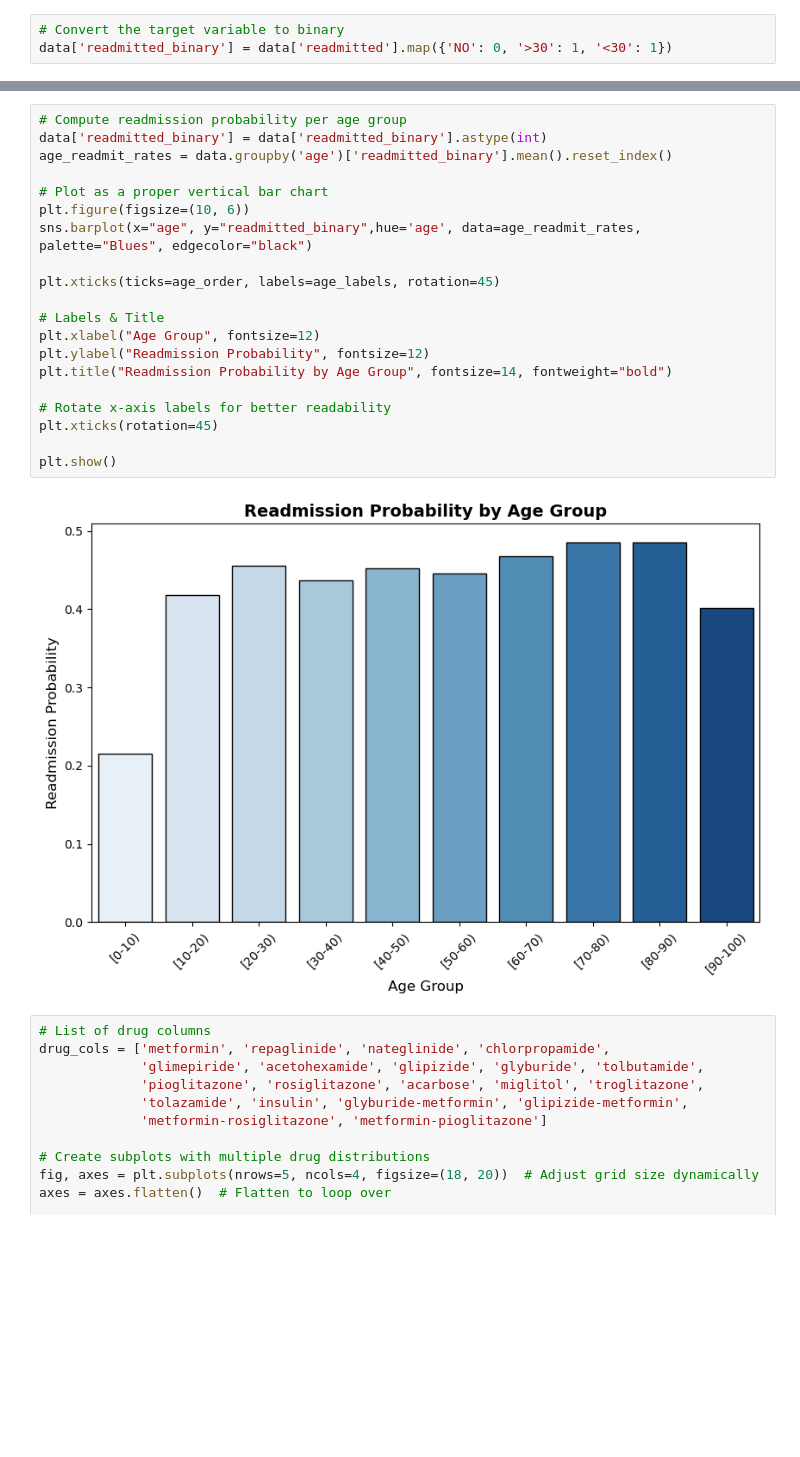
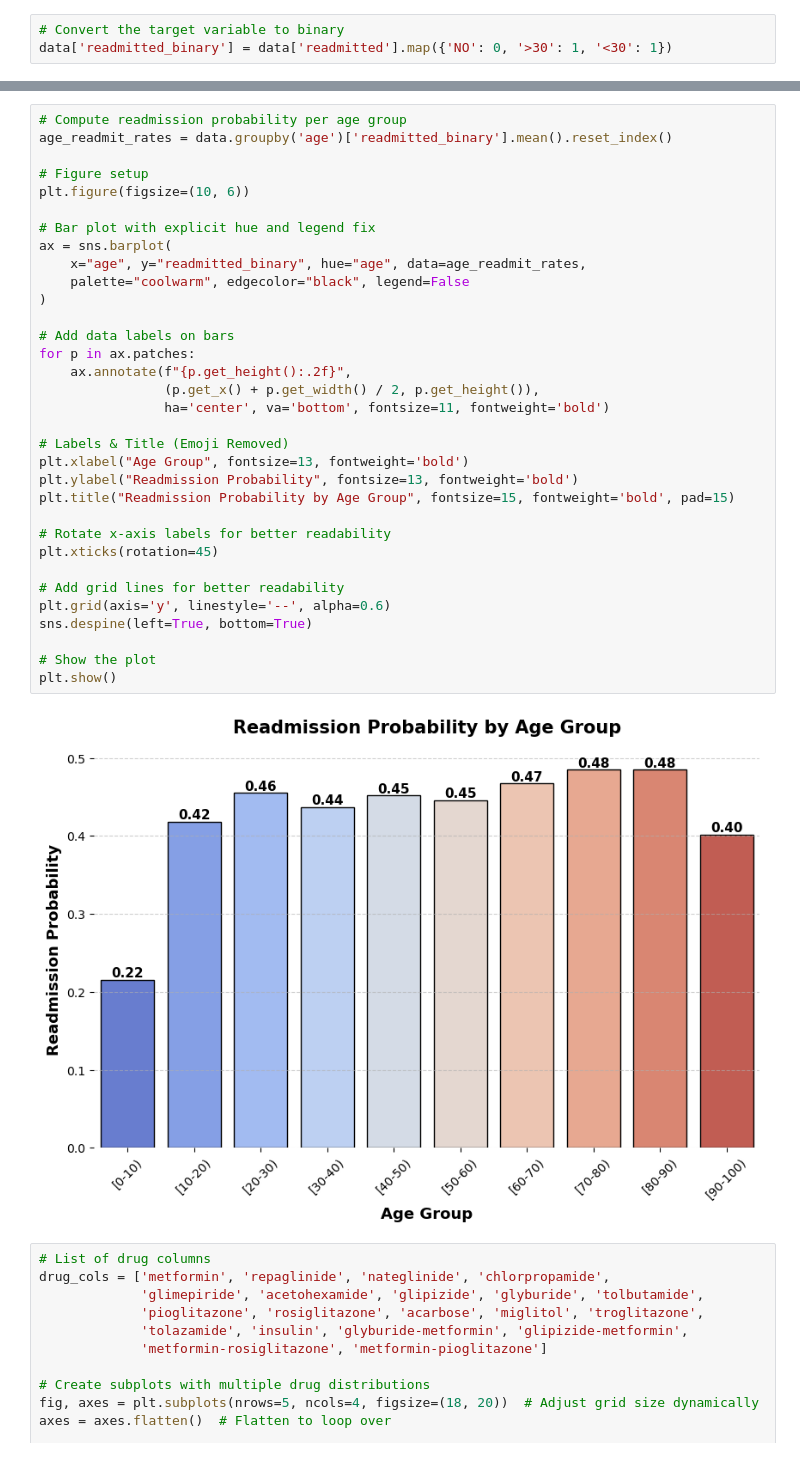
Before and after one commit to Markiizioni/Diabetes, a Jupyter notebook: Diabetes.ipynb, the cells around one changed output, grey strips where cells are left out. Saved outputs shown, nothing was run; the diff lists cells and outputs as text; blank space fills up the shorter version.

```diff
--- a/Diabetes.ipynb
+++ b/Diabetes.ipynb
@@ -315,25 +426,38 @@ plt.show()
 # %%
 # Compute readmission probability per age group
-data['readmitted_binary'] = data['readmitted_binary'].astype(int)
 age_readmit_rates = data.groupby('age')['readmitted_binary'].mean().reset_index()
 
-# Plot as a proper vertical bar chart
+# Figure setup
 plt.figure(figsize=(10, 6))
-sns.barplot(x="age", y="readmitted_binary",hue='age', data=age_readmit_rates, palette="Blues", edgecolor="black")
 
-plt.xticks(ticks=age_order, labels=age_labels, rotation=45)
+# Bar plot with explicit hue and legend fix
+ax = sns.barplot(
+    x="age", y="readmitted_binary", hue="age", data=age_readmit_rates,
+    palette="coolwarm", edgecolor="black", legend=False
+)
 
-# Labels & Title
-plt.xlabel("Age Group", fontsize=12)
-plt.ylabel("Readmission Probability", fontsize=12)
-plt.title("Readmission Probability by Age Group", fontsize=14, fontweight="bold")
+# Add data labels on bars
+for p in ax.patches:
+    ax.annotate(f"{p.get_height():.2f}",
+                (p.get_x() + p.get_width() / 2, p.get_height()),
+                ha='center', va='bottom', fontsize=11, fontweight='bold')
+
+# Labels & Title (Emoji Removed)
+plt.xlabel("Age Group", fontsize=13, fontweight='bold')
+plt.ylabel("Readmission Probability", fontsize=13, fontweight='bold')
+plt.title("Readmission Probability by Age Group", fontsize=15, fontweight='bold', pad=15)
 
 # Rotate x-axis labels for better readability
 plt.xticks(rotation=45)
 
+# Add grid lines for better readability
+plt.grid(axis='y', linestyle='--', alpha=0.6)
+sns.despine(left=True, bottom=True)
+
+# Show the plot
 plt.show()
 # %% [output]
-[figure, old version]
+[figure, new version]
 # %%
 # List of drug columns
 drug_cols = ['metformin', 'repaglinide', 'nateglinide', 'chlorpropamide',
```
Also changed, not shown: parts of 44 cells of this notebook, 1 other file.
